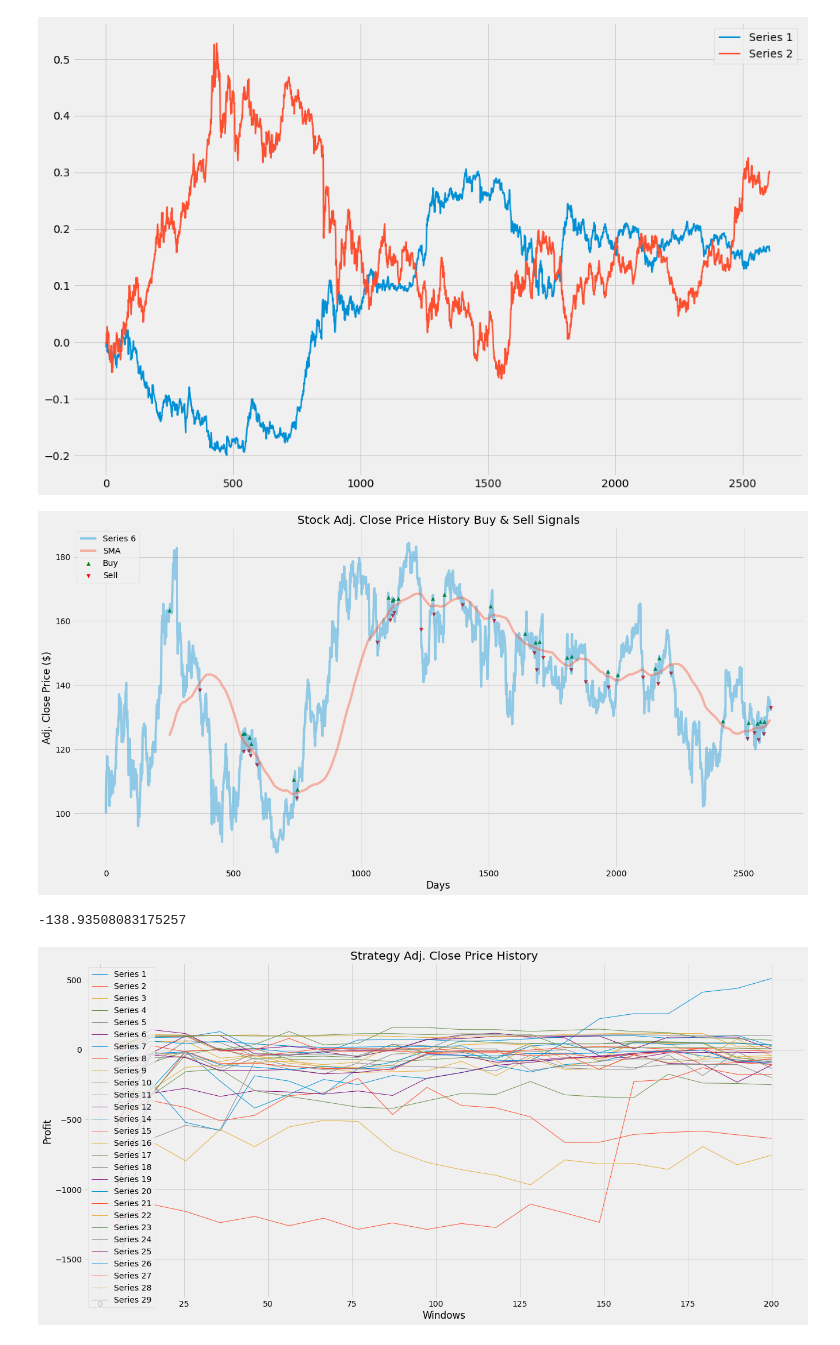
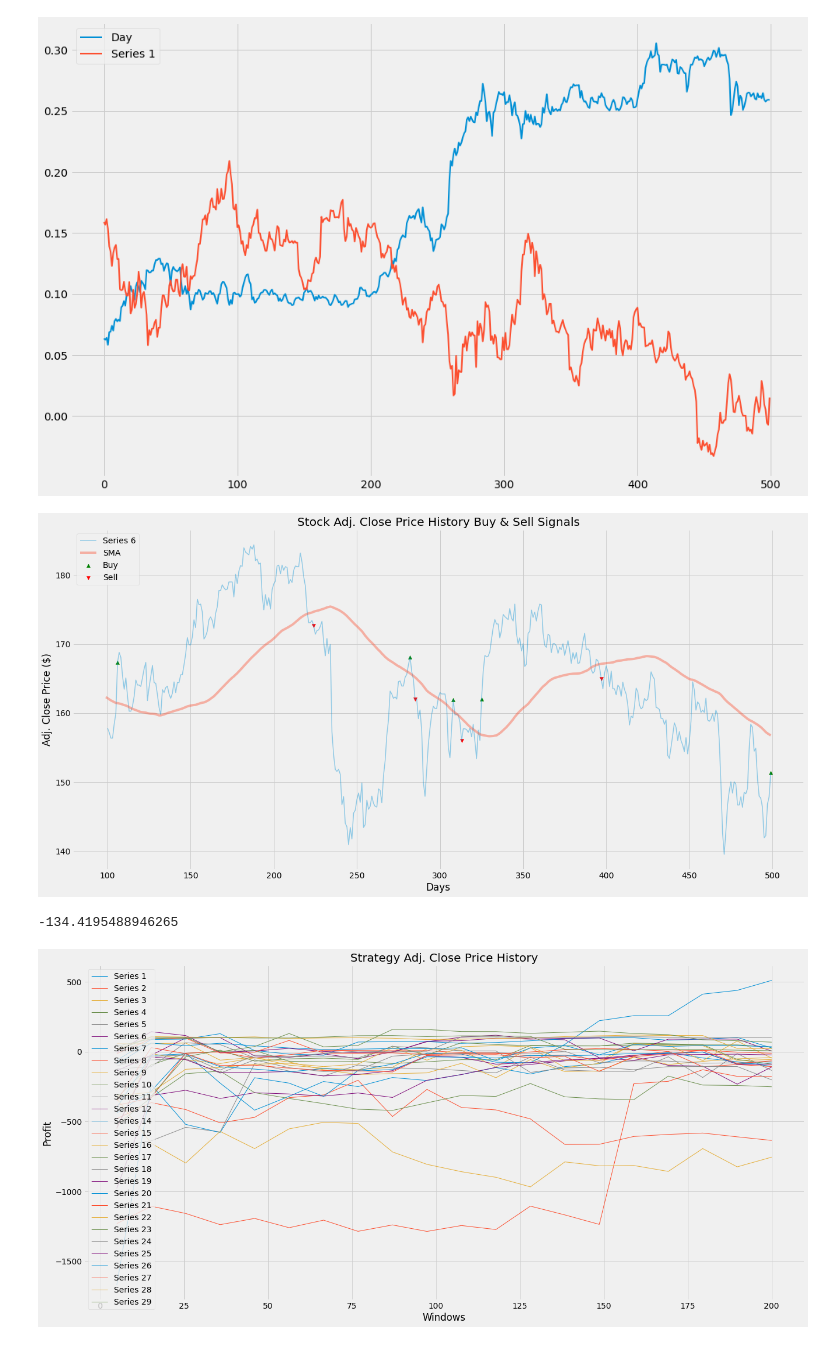
Before and after one commit to oscarwoodi/BHProj2Team1, a Jupyter notebook: Moving Averages.ipynb, the cells around one changed output. Saved outputs shown, nothing was run; the diff lists cells and outputs as text; code cells hidden in the pictures.

```diff
--- a/Moving Averages.ipynb
+++ b/Moving Averages.ipynb
@@ -16,5 +16,6 @@ from datetime import datetime
 # %%
 # data import
 df = pd.read_excel('Time Series Data.xlsx', index_col = 'Day')
+df = df.iloc[1000:1500].reset_index()
 df.head()
 # %% [output]
@@ -75,7 +75,7 @@ ax.plot(np.log(df[['Series 24', 'Series 21']])-np.log(100), linewidth = 2)
 ax.legend(df)
 plt.show()
 # %% [output]
-[figure, old version]
+[figure, new version]
 # %%
 # moving average strategy
 # ma function
@@ -130,29 +130,29 @@ def MA(data, window, lag):
 # %%
 # To test, change window and the series used
 
 # =========================================
 # variables
-window = 250
+window = 100
 series = 'Series 6'
 lag = 1
 # =========================================
 
 #Store the buy and sell data into a variable
 buy_sell_data = MA(df[series], window, lag)
 
 # visualise test
 plt.figure(figsize=(20, 10))
-plt.plot(df[series], label=series, alpha=0.4)
+plt.plot(df[series][100::], label=series, alpha=0.4, linewidth=1.5)
 plt.plot(df[series].rolling(window=window).mean(), label='SMA', alpha=0.4)
-plt.scatter(df.index, buy_sell_data[0], label='Buy', marker='^', color='green')
-plt.scatter(df.index, buy_sell_data[1], label='Sell', marker='v', color='red')
+plt.scatter(df.index[100::], buy_sell_data[0][100::], label='Buy', marker='^', color='green')
+plt.scatter(df.index[100::], buy_sell_data[1][100::], label='Sell', marker='v', color='red')
 plt.title('Stock Adj. Close Price History Buy & Sell Signals')
 plt.xlabel('Days')
 plt.ylabel('Adj. Close Price ($)')
 plt.legend(loc='upper left')
 plt.show()
 # %% [output]
-[figure, old version]
+[figure, new version]
 # %%
 #Calculating returns
 
@@ -168,7 +168,7 @@ def Backtest(data, buy_sell):
 p = Backtest(df[series], MA(df[series], window, lag))
 p
 # %% [output]
--138.93508083175257
+-134.4195488946265
 # %%
 # Testing all date
 
```
Also changed, not shown: parts of 3 cells of this notebook, 5 other files.
